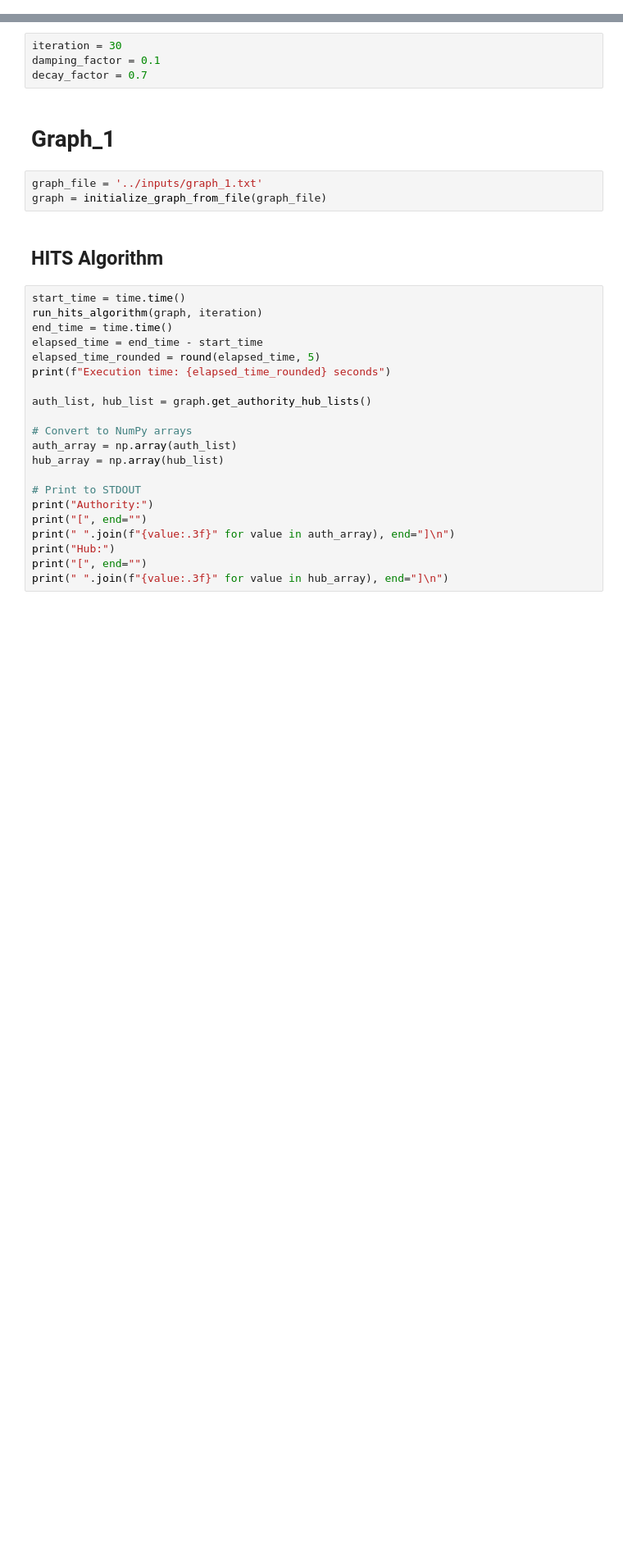
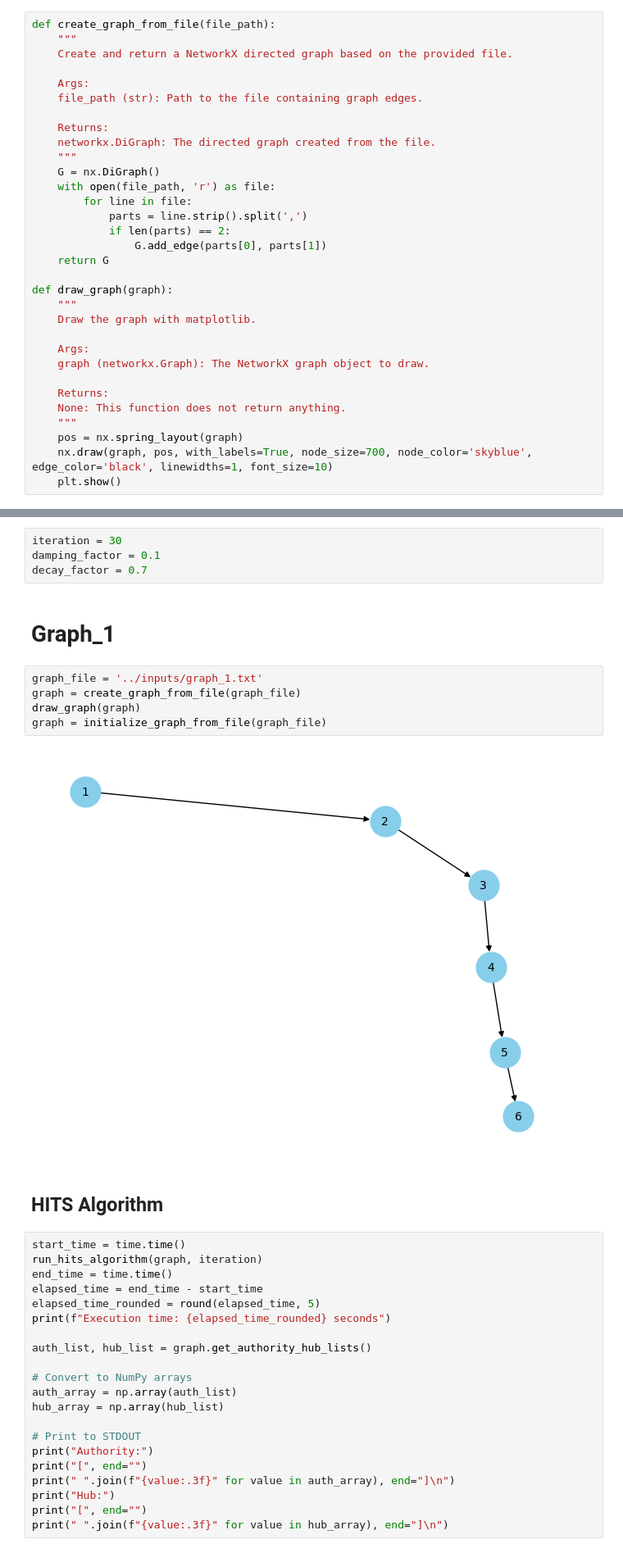
Before and after one commit to carlwang49/NCKU_DM_PROJECT_3, a Jupyter notebook: src/output.ipynb, the cells around one changed output, grey strips where cells are left out. Shown at 82% size. Drawn from its saved outputs; the diff is of its cells as text; blank space fills up the shorter version.

Commit message:
feat draw graph and add revised graph

```diff
--- a/src/output.ipynb
+++ b/src/output.ipynb
@@ -10,3 +14,35 @@ import time
+# %%
+def create_graph_from_file(file_path):
+    """
+    Create and return a NetworkX directed graph based on the provided file.
+
+    Args:
+    file_path (str): Path to the file containing graph edges.
+
+    Returns:
+    networkx.DiGraph: The directed graph created from the file.
+    """
+    G = nx.DiGraph()
+    with open(file_path, 'r') as file:
+        for line in file:
+            parts = line.strip().split(',')
+            if len(parts) == 2:
+                G.add_edge(parts[0], parts[1])
+    return G
+
+def draw_graph(graph):
+    """
+    Draw the graph with matplotlib.
+
+    Args:
+    graph (networkx.Graph): The NetworkX graph object to draw.
+
+    Returns:
+    None: This function does not return anything.
+    """
+    pos = nx.spring_layout(graph)
+    nx.draw(graph, pos, with_labels=True, node_size=700, node_color='skyblue', edge_color='black', linewidths=1, font_size=10)
+    plt.show()
 # %% [markdown]
 # Parameter
 # %%
@@ -17,7 +53,11 @@ decay_factor = 0.7
 # Graph_1
 # %%
 graph_file = '../inputs/graph_1.txt'
+graph = create_graph_from_file(graph_file)
+draw_graph(graph)
 graph = initialize_graph_from_file(graph_file)
+# %% [output]
+[figure, added]
 # %% [markdown]
 ## HITS Algorithm
 # %%
```
Also changed, not shown: parts of 5 cells of this notebook, 1 other file.
